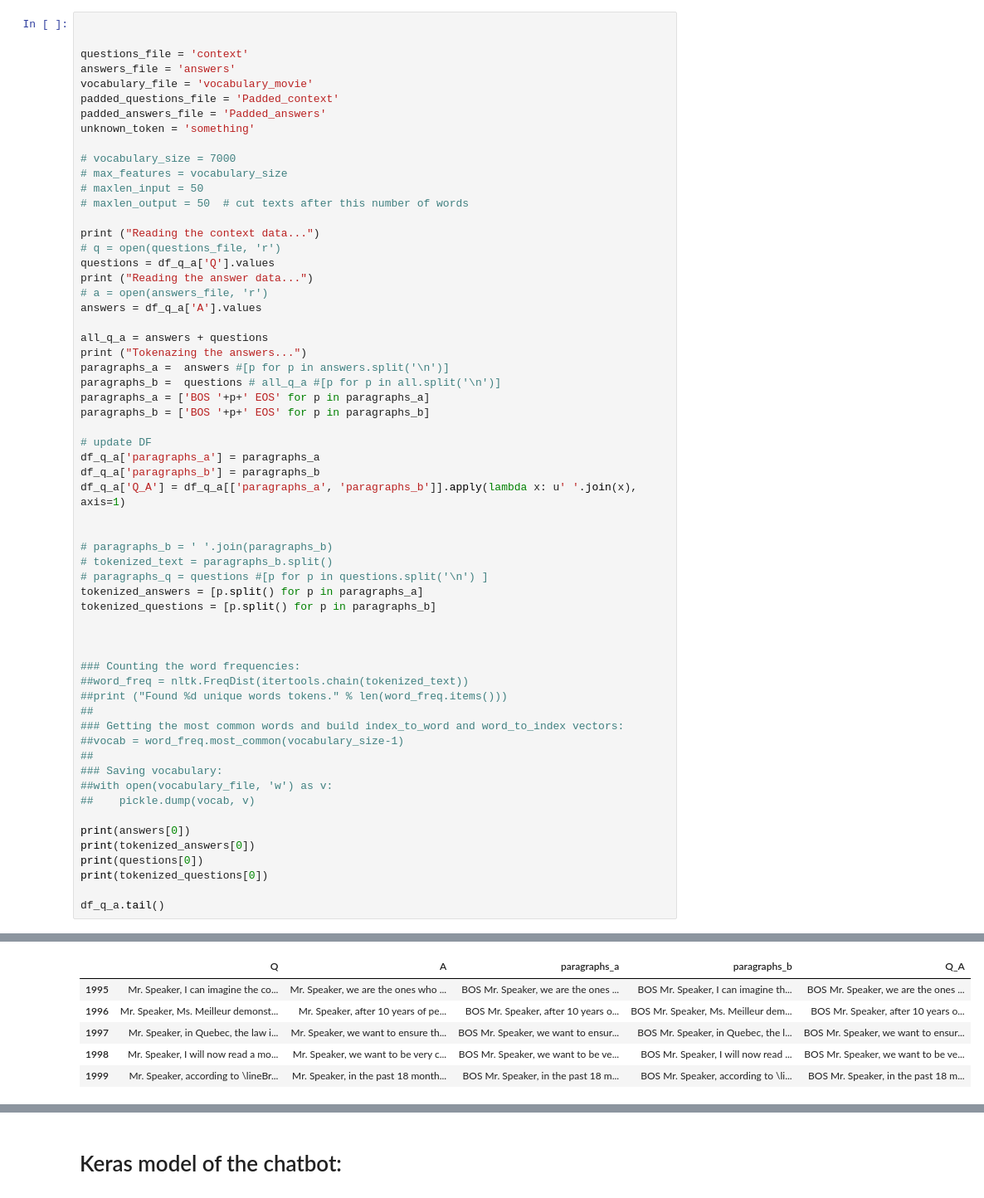
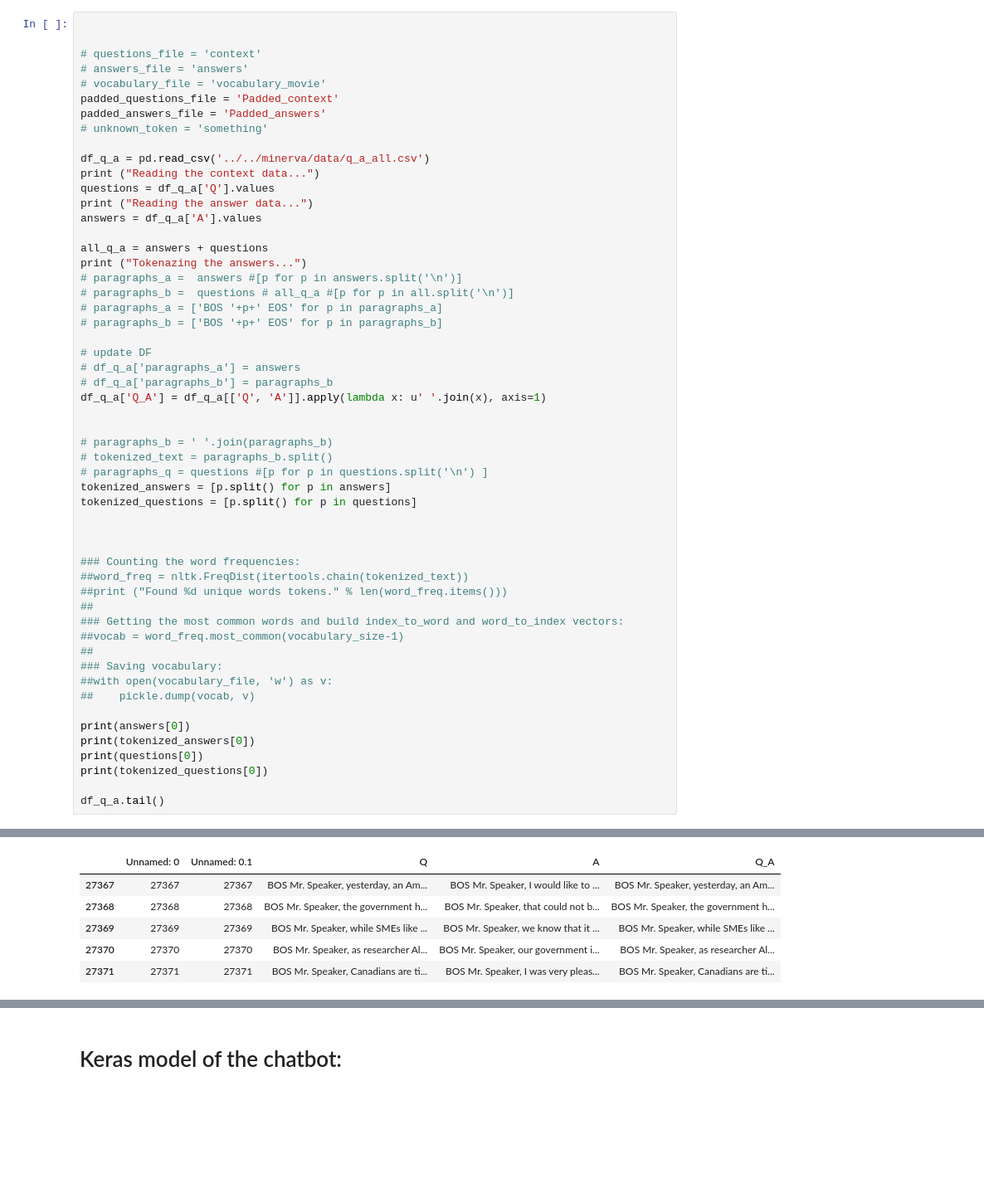
Before and after one commit to ourDirection/ourDirection, a Jupyter notebook: oracle/Seq2seq-Chatbot-for-Keras/Seq2SeqBot.ipynb, the cells around one changed output, grey strips where cells are left out. Shown at 83% size. Drawn from its saved outputs; the diff is of its cells as text; blank space fills up the shorter version.

```diff
--- a/oracle/Seq2seq-Chatbot-for-Keras/Seq2SeqBot.ipynb
+++ b/oracle/Seq2seq-Chatbot-for-Keras/Seq2SeqBot.ipynb
@@ -85,43 +37,37 @@ number of q & a 2000
 # %%
 
 
-questions_file = 'context'
-answers_file = 'answers'
-vocabulary_file = 'vocabulary_movie'
+# questions_file = 'context'
+# answers_file = 'answers'
+# vocabulary_file = 'vocabulary_movie'
 padded_questions_file = 'Padded_context'
 padded_answers_file = 'Padded_answers'
-unknown_token = 'something'
+# unknown_token = 'something'
 
-# vocabulary_size = 7000
-# max_features = vocabulary_size
-# maxlen_input = 50
-# maxlen_output = 50  # cut texts after this number of words
-
+df_q_a = pd.read_csv('../../minerva/data/q_a_all.csv')
 print ("Reading the context data...")
-# q = open(questions_file, 'r')
 questions = df_q_a['Q'].values
 print ("Reading the answer data...")
-# a = open(answers_file, 'r')
 answers = df_q_a['A'].values
 
 all_q_a = answers + questions
 print ("Tokenazing the answers...")
-paragraphs_a =  answers #[p for p in answers.split('\n')]
-paragraphs_b =  questions # all_q_a #[p for p in all.split('\n')]
-paragraphs_a = ['BOS '+p+' EOS' for p in paragraphs_a]
-paragraphs_b = ['BOS '+p+' EOS' for p in paragraphs_b]
+# paragraphs_a =  answers #[p for p in answers.split('\n')]
+# paragraphs_b =  questions # all_q_a #[p for p in all.split('\n')]
+# paragraphs_a = ['BOS '+p+' EOS' for p in paragraphs_a]
+# paragraphs_b = ['BOS '+p+' EOS' for p in paragraphs_b]
 
 # update DF
-df_q_a['paragraphs_a'] = paragraphs_a
-df_q_a['paragraphs_b'] = paragraphs_b
-df_q_a['Q_A'] = df_q_a[['paragraphs_a', 'paragraphs_b']].apply(lambda x: u' '.join(x), axis=1)
+# df_q_a['paragraphs_a'] = answers
+# df_q_a['paragraphs_b'] = paragraphs_b
+df_q_a['Q_A'] = df_q_a[['Q', 'A']].apply(lambda x: u' '.join(x), axis=1)
 
 
 # paragraphs_b = ' '.join(paragraphs_b)
 # tokenized_text = paragraphs_b.split()
 # paragraphs_q = questions #[p for p in questions.split('\n') ]
-tokenized_answers = [p.split() for p in paragraphs_a]
-tokenized_questions = [p.split() for p in paragraphs_b]
+tokenized_answers = [p.split() for p in answers]
+tokenized_questions = [p.split() for p in questions]
 
 
 
@@ -153,6 +99,6 @@ Mr. Speaker, our government believes any violation of our veterans' privacy is t
-|  | Q | A | paragraphs_a | paragraphs_b | Q_A |
-| 1995 | Mr. Speaker, I can imagine the co... | Mr. Speaker, we are the ones who ... | BOS Mr. Speaker, we are the ones ... | BOS Mr. Speaker, I can imagine th... | BOS Mr. Speaker, we are the ones ... |
-| 1996 | Mr. Speaker, Ms. Meilleur demonst... | Mr. Speaker, after 10 years of pe... | BOS Mr. Speaker, after 10 years o... | BOS Mr. Speaker, Ms. Meilleur dem... | BOS Mr. Speaker, after 10 years o... |
-| 1997 | Mr. Speaker, in Quebec, the law i... | Mr. Speaker, we want to ensure th... | BOS Mr. Speaker, we want to ensur... | BOS Mr. Speaker, in Quebec, the l... | BOS Mr. Speaker, we want to ensur... |
-| 1998 | Mr. Speaker, I will now read a mo... | Mr. Speaker, we want to be very c... | BOS Mr. Speaker, we want to be ve... | BOS Mr. Speaker, I will now read ... | BOS Mr. Speaker, we want to be ve... |
-| 1999 | Mr. Speaker, according to \lineBr... | Mr. Speaker, in the past 18 month... | BOS Mr. Speaker, in the past 18 m... | BOS Mr. Speaker, according to \li... | BOS Mr. Speaker, in the past 18 m... |
+|  | Unnamed: 0 | Unnamed: 0.1 | Q | A | Q_A |
+| 27367 | 27367 | 27367 | BOS Mr. Speaker, yesterday, an Am... | BOS Mr. Speaker, I would like to ... | BOS Mr. Speaker, yesterday, an Am... |
+| 27368 | 27368 | 27368 | BOS Mr. Speaker, the government h... | BOS Mr. Speaker, that could not b... | BOS Mr. Speaker, the government h... |
+| 27369 | 27369 | 27369 | BOS Mr. Speaker, while SMEs like ... | BOS Mr. Speaker, we know that it ... | BOS Mr. Speaker, while SMEs like ... |
+| 27370 | 27370 | 27370 | BOS Mr. Speaker, as researcher Al... | BOS Mr. Speaker, our government i... | BOS Mr. Speaker, as researcher Al... |
+| 27371 | 27371 | 27371 | BOS Mr. Speaker, Canadians are ti... | BOS Mr. Speaker, I was very pleas... | BOS Mr. Speaker, Canadians are ti... |
```
Also changed, not shown: parts of 14 cells of this notebook.
